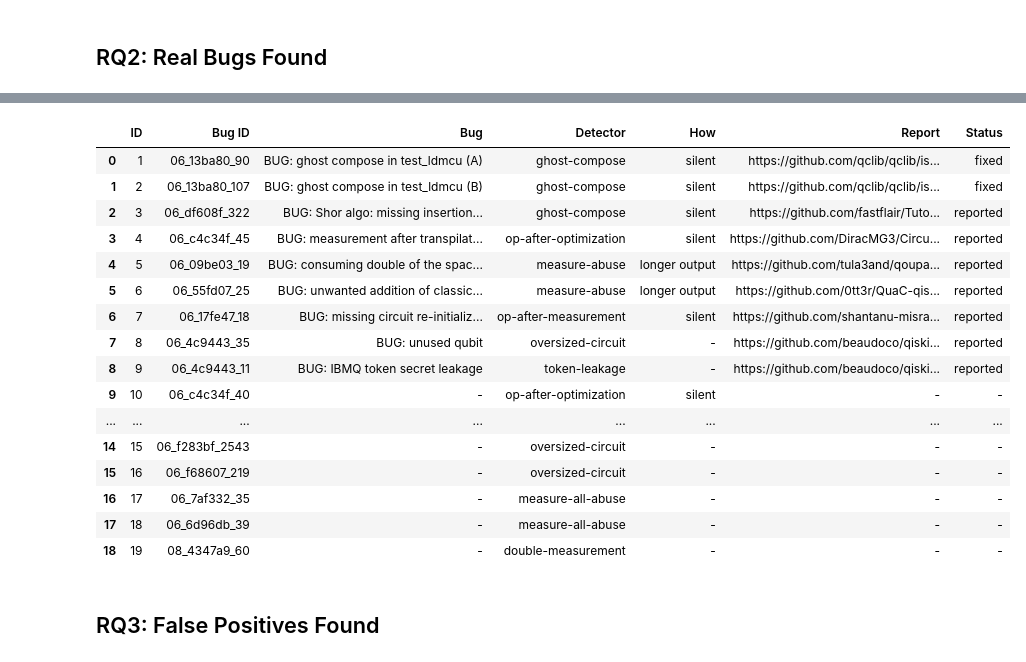
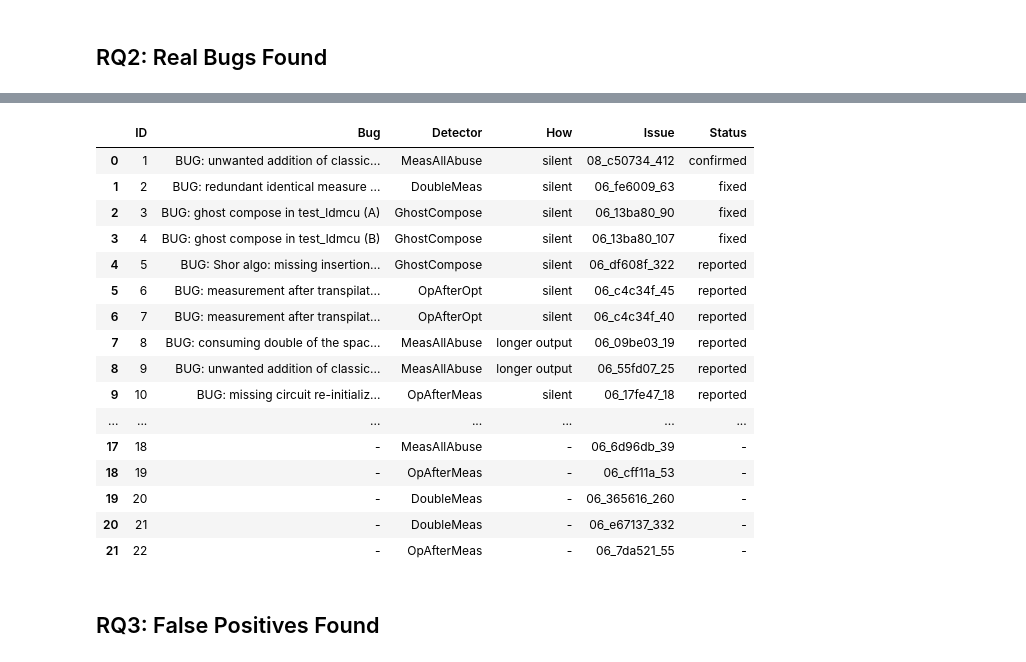
Before and after one commit to sola-st/LintQ, a Jupyter notebook: notebooks/08_Dataset_Stats.ipynb, the cells around one changed output, grey strips where cells are left out. Drawn from its saved outputs; the diff is of its cells as text; code cells hidden in the pictures.

```diff
--- a/notebooks/08_Dataset_Stats.ipynb
+++ b/notebooks/08_Dataset_Stats.ipynb
@@ -22,8 +22,8 @@ DETECTORS_FOLDER = '../qlint/codeql/src'
 ABSTRACTION_FOLDER = '../qlint/codeql/lib/qiskit'
 
 # warning & manual inspection
-PATH_WARNINGS_SARIF = '../data/analysis_results/exp_v08/codeql_2023-03-13_13-54-00/data.sarif'
-PATH_MANUAL_INSPECTION_CSV = '../data/annotations/manual_inspection/warnings_until_23_03_21.csv'
+PATH_WARNINGS_SARIF = '../data/analysis_results/exp_v08/codeql_2023-03-20_19-13-27/data.sarif'
+PATH_MANUAL_INSPECTION_CSV = '../data/annotations/manual_inspection/warnings_until_23_03_22.csv'
 PATH_METADATA_DATASET = '../data/datasets/exp_v08/df_summary.csv'
 
 # BLACKLIST OF DATA WHICH REFER TO OBSOLETE INSPECTIONS/ IMPLEMENTATIONS
@@ -34,7 +34,7 @@ BLACKLISTED_ABSTRACTION = ['/SensitiveAPI.qll']
 
 # NAME MAPPING
 RULE_NAME_MAPPING = {
-    'ql-ghost-compose': 'GhostCompose',
+    'ql-ghost-composition': 'GhostCompose',
     'ql-measure-all-abuse': 'MeasAllAbuse',
     'ql-operation-after-measurement': 'OpAfterMeas',
     'ql-op-after-optimization': 'OpAfterOpt',
@@ -450,33 +450,35 @@ df_bugs = df_bugs.reset_index(drop=True)
 df_bugs = df_bugs.reset_index(drop=False)
 df_bugs = df_bugs.fillna("-")
 
-ANONYMOUS = False
-KEEP_ONLY_CONFIRMED = True
-KEEP_ONLY_CRASHES = True
+ANONYMOUS = True
 REMOVE_FALSE_POSITIVES = True
 REMOVE_NOISY_WARNINGS = True
 REMOVE_UNANNOTATED = True
 
+# remove blacklisted detecotrs
+df_bugs = df_bugs[~df_bugs["detector_rule"].isin(BLACKLISTED_RULES)]
+
 col_renaming = {
     "index": "ID",
-    "bug_id": "Bug ID",
     "bug_description": "Bug",
     "detector_rule": "Detector",
     #"API_usage": "API usage",
     "manifestation": "How",
     #"component": "Where",
-    "link_to_issue": "Report",
+    "bug_id": "Bug ID",
+    "link_to_issue": "Issue",
     "status": "Status",
     #"known_before": "Novelty",
     #"triage": "Triage",
 }
 
 if ANONYMOUS:
-    df_bugs["link_to_issue"] = "#XXXX"
+    # remove the key "link_to_issue" from the dictionary
+    del col_renaming["link_to_issue"]
+    col_renaming["bug_id"] = "Issue"
+    column_format = '@{}lp{7.3cm}p{2.5cm}lll@{}'
 else:
-    df_bugs["link_to_issue"] = df_bugs["link_to_issue"].apply(
-        lambda e: e.replace("https://github.com/Qiskit/qiskit-terra/issues/", "#")
-    )
+    column_format = '@{}rlp{7.3cm}p{2.5cm}lll@{}'
 
 pd.set_option('display.max_colwidth', 1000)
 
@@ -511,8 +513,7 @@ df_table = df_table.reset_index(drop=False)
 df_table = df_table[relevant_columns].rename(columns=col_renaming)
 df_table["ID"] = df_table["ID"].apply(lambda e: int(e) + 1)
 # cut the column with detector
-df_table["Detector"] = df_table["Detector"].apply(
-    lambda e: e.replace("ql-", ""))
+df_table["Detector"] = df_table["Detector"].map(RULE_NAME_MAPPING)
 
 print("% RQ2")
 for i, row in df_table.iterrows():
@@ -525,7 +526,7 @@ for i, row in df_table.iterrows():
 
 print("")
 table_code = df_table.to_latex(
-    column_format='@{}rlp{7.3cm}p{2.5cm}lll@{}',
+    column_format=column_format,
     index=False)
 table_code = re.sub("\s'", " `", table_code)
 # replace all links with a \url{} command
@@ -551,22 +552,22 @@ df_table
 \bottomrule
 \end{tabular}
-|  | ID | Bug ID | Bug | Detector | How | Report | Status |
-| 0 | 1 | 06_13ba80_90 | BUG: ghost compose in test_ldmcu (A) | ghost-compose | silent | https://github.com/qclib/qclib/is... | fixed |
-| 1 | 2 | 06_13ba80_107 | BUG: ghost compose in test_ldmcu (B) | ghost-compose | silent | https://github.com/qclib/qclib/is... | fixed |
-| 2 | 3 | 06_df608f_322 | BUG: Shor algo: missing insertion... | ghost-compose | silent | https://github.com/fastflair/Tuto... | reported |
-| 3 | 4 | 06_c4c34f_45 | BUG: measurement after transpilat... | op-after-optimization | silent | https://github.com/DiracMG3/Circu... | reported |
-| 4 | 5 | 06_09be03_19 | BUG: consuming double of the spac... | measure-abuse | longer output | https://github.com/tula3and/qoupa... | reported |
-| 5 | 6 | 06_55fd07_25 | BUG: unwanted addition of classic... | measure-abuse | longer output | https://github.com/0tt3r/QuaC-qis... | reported |
-| 6 | 7 | 06_17fe47_18 | BUG: missing circuit re-initializ... | op-after-measurement | silent | https://github.com/shantanu-misra... | reported |
-| 7 | 8 | 06_4c9443_35 | BUG: unused qubit | oversized-circuit | - | https://github.com/beaudoco/qiski... | reported |
-| 8 | 9 | 06_4c9443_11 | BUG: IBMQ token secret leakage | token-leakage | - | https://github.com/beaudoco/qiski... | reported |
-| 9 | 10 | 06_c4c34f_40 | - | op-after-optimization | silent | - | - |
-| ... | ... | ... | ... | ... | ... | ... | ... |
-| 14 | 15 | 06_f283bf_2543 | - | oversized-circuit | - | - | - |
-| 15 | 16 | 06_f68607_219 | - | oversized-circuit | - | - | - |
-| 16 | 17 | 06_7af332_35 | - | measure-all-abuse | - | - | - |
-| 17 | 18 | 06_6d96db_39 | - | measure-all-abuse | - | - | - |
-| 18 | 19 | 08_4347a9_60 | - | double-measurement | - | - | - |
+|  | ID | Bug | Detector | How | Issue | Status |
+| 0 | 1 | BUG: unwanted addition of classic... | MeasAllAbuse | silent | 08_c50734_412 | confirmed |
+| 1 | 2 | BUG: redundant identical measure ... | DoubleMeas | silent | 06_fe6009_63 | fixed |
+| 2 | 3 | BUG: ghost compose in test_ldmcu (A) | GhostCompose | silent | 06_13ba80_90 | fixed |
+| 3 | 4 | BUG: ghost compose in test_ldmcu (B) | GhostCompose | silent | 06_13ba80_107 | fixed |
+| 4 | 5 | BUG: Shor algo: missing insertion... | GhostCompose | silent | 06_df608f_322 | reported |
+| 5 | 6 | BUG: measurement after transpilat... | OpAfterOpt | silent | 06_c4c34f_45 | reported |
+| 6 | 7 | BUG: measurement after transpilat... | OpAfterOpt | silent | 06_c4c34f_40 | reported |
+| 7 | 8 | BUG: consuming double of the spac... | MeasAllAbuse | longer output | 06_09be03_19 | reported |
+| 8 | 9 | BUG: unwanted addition of classic... | MeasAllAbuse | longer output | 06_55fd07_25 | reported |
+| 9 | 10 | BUG: missing circuit re-initializ... | OpAfterMeas | silent | 06_17fe47_18 | reported |
+| ... | ... | ... | ... | ... | ... | ... |
+| 17 | 18 | - | MeasAllAbuse | - | 06_6d96db_39 | - |
+| 18 | 19 | - | OpAfterMeas | - | 06_cff11a_53 | - |
+| 19 | 20 | - | DoubleMeas | - | 06_365616_260 | - |
+| 20 | 21 | - | DoubleMeas | - | 06_e67137_332 | - |
+| 21 | 22 | - | OpAfterMeas | - | 06_7da521_55 | - |
 # %% [markdown]
 ## RQ3: False Positives Found
 # %% [markdown]
```
Also changed, not shown: parts of 10 cells of this notebook, 3 other files.
